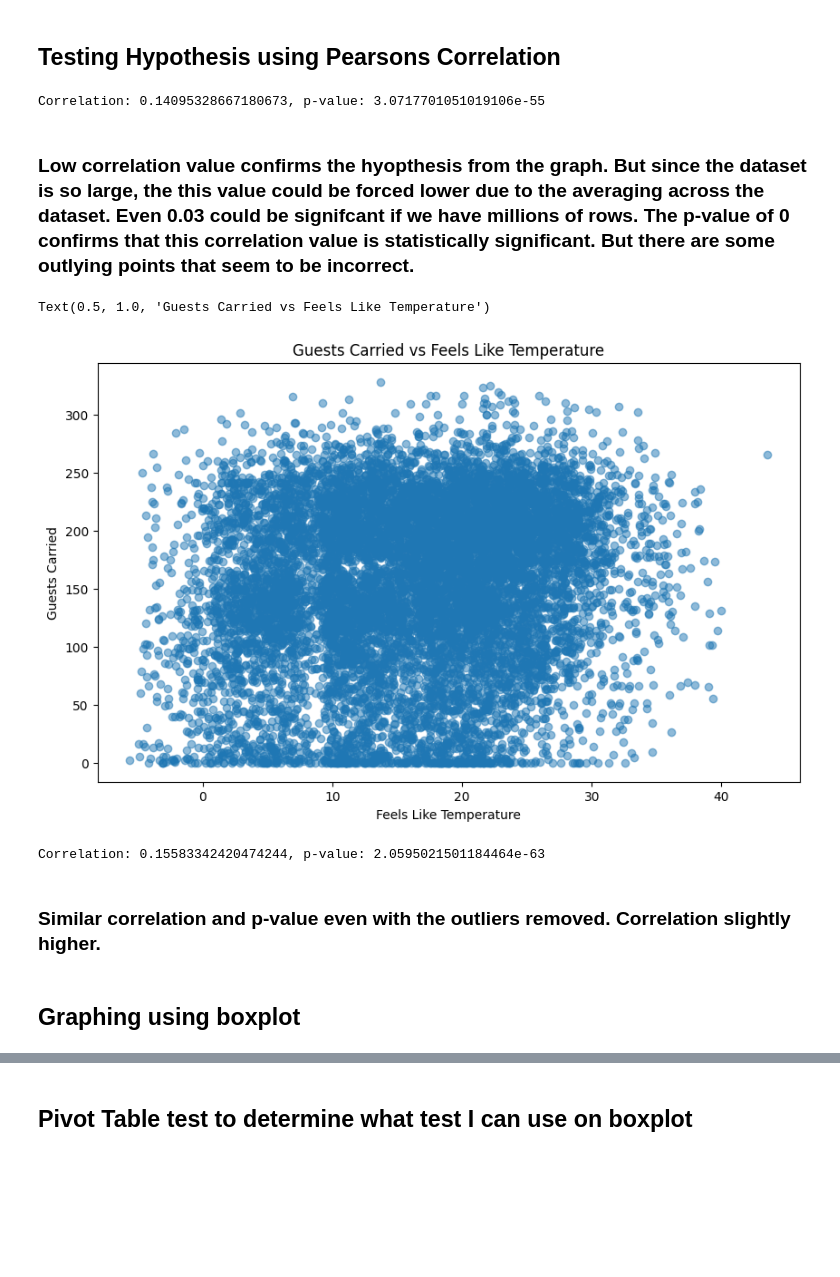
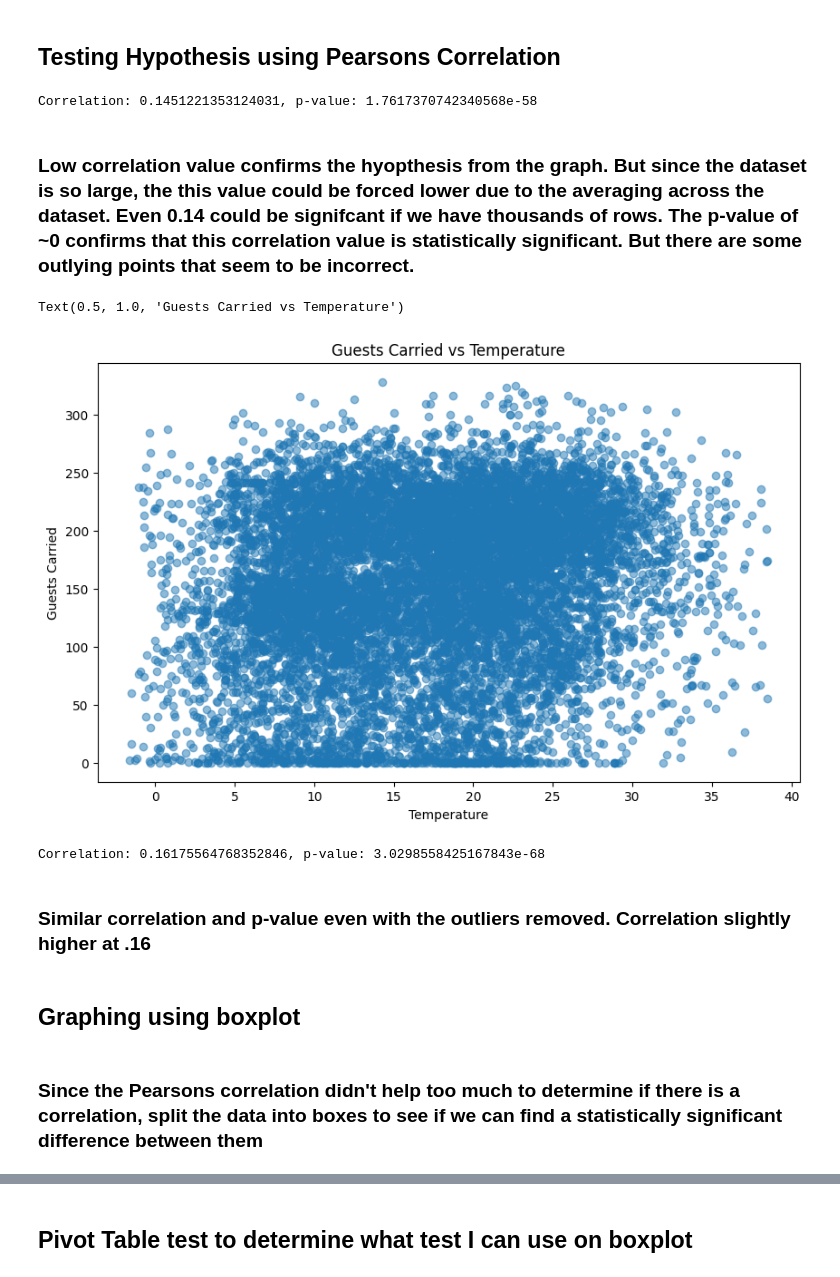
Before and after one commit to MwBm/DataAnalysisIntro, a Jupyter notebook: disneyData.ipynb, the cells around one changed output, grey strips where cells are left out. Drawn from its saved outputs; the diff is of its cells as text; code cells hidden in the pictures; blank space fills up the shorter version.

Commit message:
fixing the data and getting lost in scikit a little. yay.

```diff
--- a/disneyData.ipynb
+++ b/disneyData.ipynb
@@ -89,14 +53,12 @@ weather.describe
 wait_times_new = wait_times.copy()
 wait_times_new = wait_times_new.dropna(subset=['CAPACITY', 'WAIT_TIME_MAX'], how='any')
 wait_times_new['DateTime'] = pd.to_datetime(wait_times_new['DEB_TIME'])
-wait_times_new['year'] = wait_times_new['DateTime'].dt.year
-wait_times_new['hour'] = wait_times_new['DateTime'].dt.hour
 
 wait_times_new['DEB_TIME'] = pd.to_datetime(wait_times_new['DEB_TIME'])
 
 wait_times_new_rapids = wait_times_new[(wait_times_new['CAPACITY'] != 0) & (wait_times_new['ENTITY_DESCRIPTION_SHORT'] == "Rapids Ride")]
 
-wait_times_new_rapids = wait_times_new_rapids[['DEB_TIME', 'year', 'hour', 'ENTITY_DESCRIPTION_SHORT', 'WAIT_TIME_MAX', 'GUEST_CARRIED', 'ADJUST_CAPACITY']]
+wait_times_new_rapids = wait_times_new_rapids[['DEB_TIME', 'ENTITY_DESCRIPTION_SHORT', 'WAIT_TIME_MAX', 'GUEST_CARRIED', 'ADJUST_CAPACITY']]
 
 wait_times_new_rapids
 # %% [output]
@@ -180,31 +142,33 @@ Text(0.5, 1.0, 'Guests Carried vs Feels Like Temperature')
 ## Testing Hypothesis using Pearsons Correlation
 # %%
 from scipy.stats import pearsonr
-corr, p_value = pearsonr(matching_rapids['feels_like'], matching_rapids['GUEST_CARRIED'])
+corr, p_value = pearsonr(matching_rapids['temp'], matching_rapids['GUEST_CARRIED'])
 print(f"Correlation: {corr}, p-value: {p_value}")
 # %% [output]
-Correlation: 0.14095328667180673, p-value: 3.0717701051019106e-55
+Correlation: 0.1451221353124031, p-value: 1.7617370742340568e-58
 # %% [markdown]
-### Low correlation value confirms the hyopthesis from the graph. But since the dataset is so large, the this value could be forced lower due to the averaging across the dataset. Even 0.03 could be signifcant if we have millions of rows. The p-value of 0 confirms that this correlation value is statistically significant. But there are some outlying points that seem to be incorrect.
+### Low correlation value confirms the hyopthesis from the graph. But since the dataset is so large, the this value could be forced lower due to the averaging across the dataset. Even 0.14 could be signifcant if we have thousands of rows. The p-value of ~0 confirms that this correlation value is statistically significant. But there are some outlying points that seem to be incorrect.
 # %%
 matching_rapids = matching_rapids[matching_rapids['GUEST_CARRIED'] < matching_rapids['ADJUST_CAPACITY']]
 # %%
 plt.figure(figsize=(10,6))
-plt.scatter(matching_rapids['feels_like'], matching_rapids['GUEST_CARRIED'], alpha=0.5)
-plt.xlabel('Feels Like Temperature')
+plt.scatter(matching_rapids['temp'], matching_rapids['GUEST_CARRIED'], alpha=0.5)
+plt.xlabel('Temperature')
 plt.ylabel('Guests Carried')
-plt.title('Guests Carried vs Feels Like Temperature')
+plt.title('Guests Carried vs Temperature')
 # %% [output]
-Text(0.5, 1.0, 'Guests Carried vs Feels Like Temperature')
+Text(0.5, 1.0, 'Guests Carried vs Temperature')
-[figure, old version]
+[figure, new version]
 # %%
-corr, p_value = pearsonr(matching_rapids['feels_like'], matching_rapids['GUEST_CARRIED'])
+corr, p_value = pearsonr(matching_rapids['temp'], matching_rapids['GUEST_CARRIED'])
 print(f"Correlation: {corr}, p-value: {p_value}")
 # %% [output]
-Correlation: 0.15583342420474244, p-value: 2.0595021501184464e-63
+Correlation: 0.16175564768352846, p-value: 3.0298558425167843e-68
 # %% [markdown]
-### Similar correlation and p-value even with the outliers removed. Correlation slightly higher.
+### Similar correlation and p-value even with the outliers removed. Correlation slightly higher at .16
 # %% [markdown]
 ## Graphing using boxplot
+# %% [markdown]
+### Since the Pearsons correlation didn't help too much to determine if there is a correlation, split the data into boxes to see if we can find a statistically significant difference between them
 # %%
 import seaborn as sns
```
Also changed, not shown: parts of 33 cells of this notebook, 1 other file.
